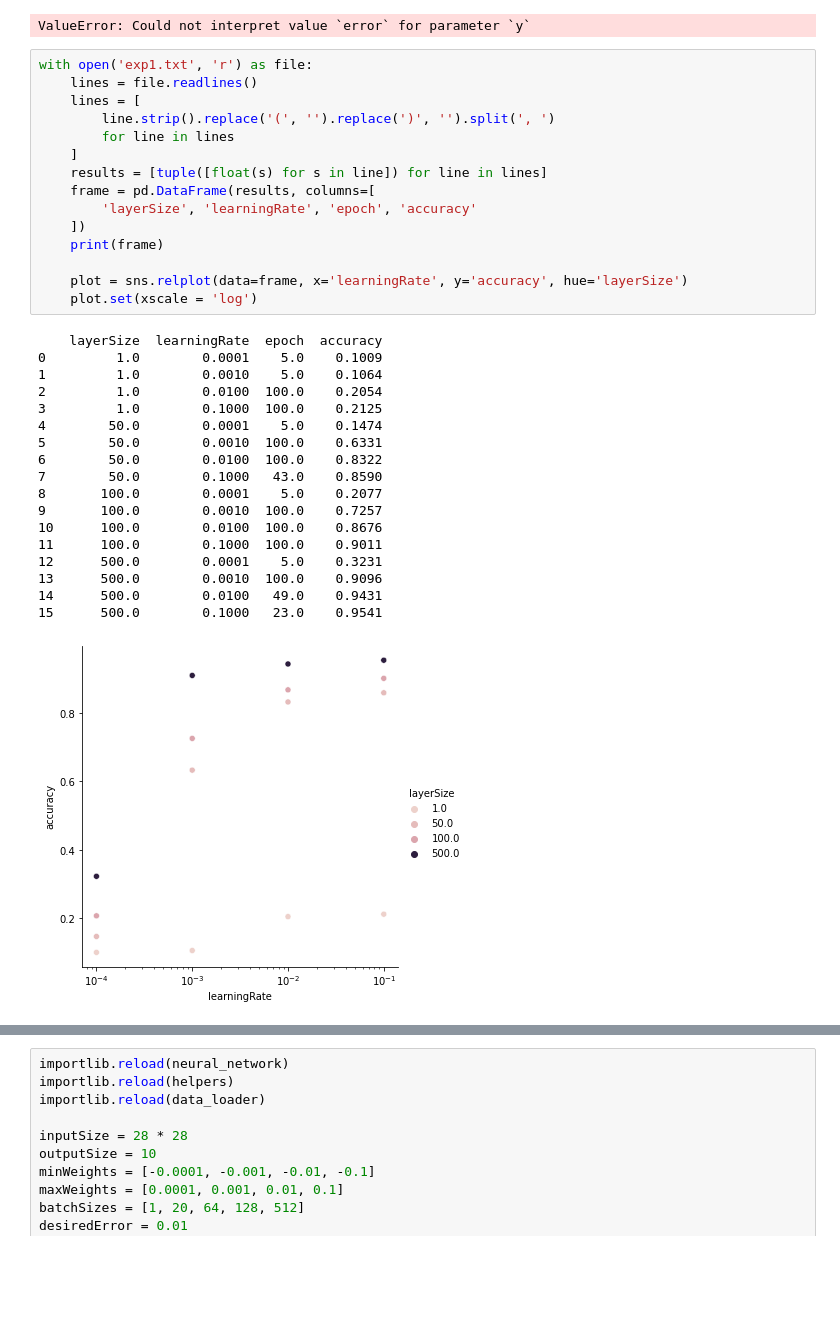
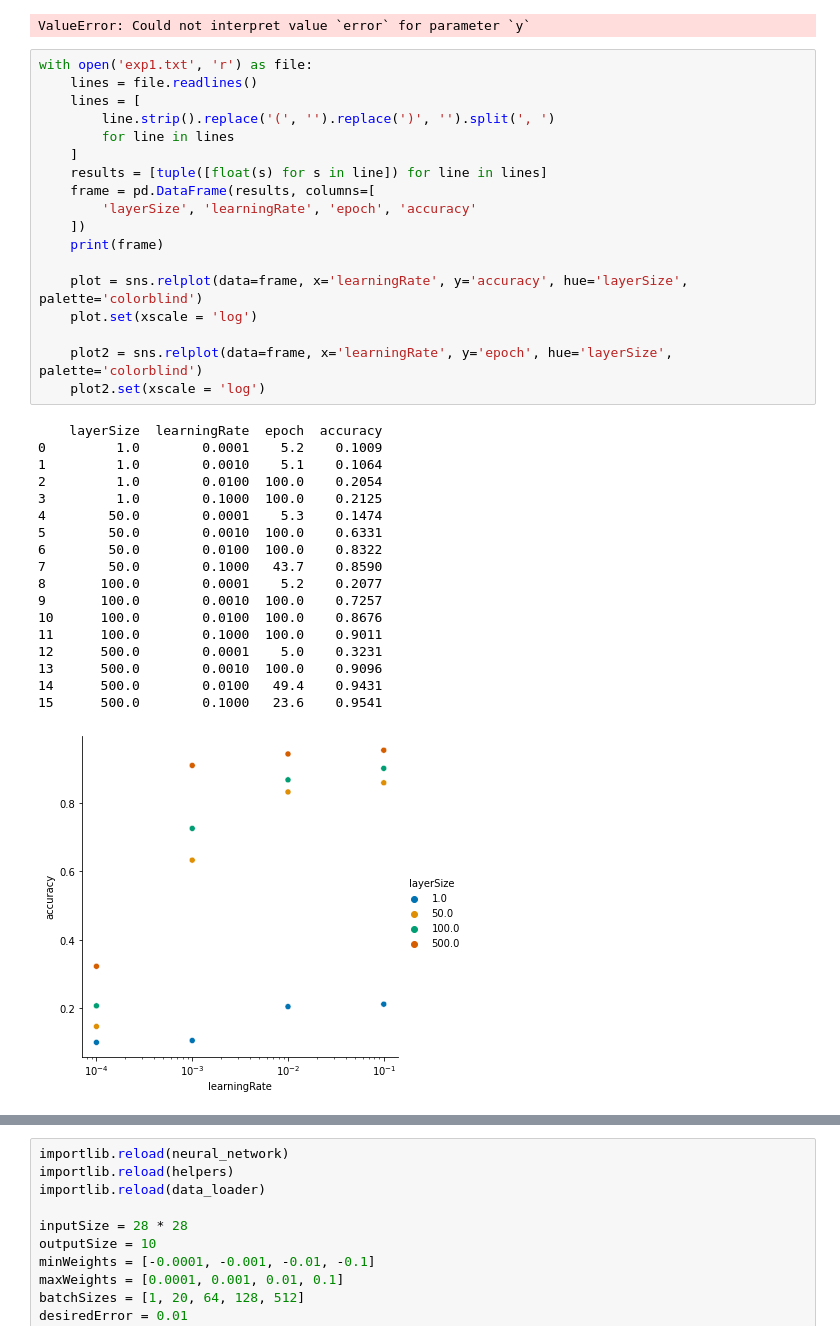
Before and after one commit to paulopicasso/sieci-neuronowe, a Jupyter notebook: zad2/test.ipynb, the cells around one changed output, grey strips where cells are left out. Saved outputs shown, nothing was run; the diff lists cells and outputs as text; blank space fills up the shorter version.

```diff
--- a/zad2/test.ipynb
+++ b/zad2/test.ipynb
@@ -83,34 +145,37 @@ ValueError: Could not interpret value `error` for parameter `y`
 # %%
 with open('exp1.txt', 'r') as file:
     lines = file.readlines()
     lines = [
         line.strip().replace('(', '').replace(')', '').split(', ')
         for line in lines
     ]
     results = [tuple([float(s) for s in line]) for line in lines]
     frame = pd.DataFrame(results, columns=[
         'layerSize', 'learningRate', 'epoch', 'accuracy'
     ])
     print(frame)
 
-    plot = sns.relplot(data=frame, x='learningRate', y='accuracy', hue='layerSize')
+    plot = sns.relplot(data=frame, x='learningRate', y='accuracy', hue='layerSize', palette='colorblind')
     plot.set(xscale = 'log')
+
+    plot2 = sns.relplot(data=frame, x='learningRate', y='epoch', hue='layerSize', palette='colorblind')
+    plot2.set(xscale = 'log')
 # %% [output]
     layerSize  learningRate  epoch  accuracy
-0         1.0        0.0001    5.0    0.1009
-1         1.0        0.0010    5.0    0.1064
+0         1.0        0.0001    5.2    0.1009
+1         1.0        0.0010    5.1    0.1064
 2         1.0        0.0100  100.0    0.2054
 3         1.0        0.1000  100.0    0.2125
-4        50.0        0.0001    5.0    0.1474
+4        50.0        0.0001    5.3    0.1474
 5        50.0        0.0010  100.0    0.6331
 6        50.0        0.0100  100.0    0.8322
-7        50.0        0.1000   43.0    0.8590
-8       100.0        0.0001    5.0    0.2077
+7        50.0        0.1000   43.7    0.8590
+8       100.0        0.0001    5.2    0.2077
 9       100.0        0.0010  100.0    0.7257
 10      100.0        0.0100  100.0    0.8676
 11      100.0        0.1000  100.0    0.9011
 12      500.0        0.0001    5.0    0.3231
 13      500.0        0.0010  100.0    0.9096
-14      500.0        0.0100   49.0    0.9431
-15      500.0        0.1000   23.0    0.9541
+14      500.0        0.0100   49.4    0.9431
+15      500.0        0.1000   23.6    0.9541
-[figure, old version]
+[figure, new version]
```
Also changed, not shown: parts of 4 cells of this notebook, 5 other files.
